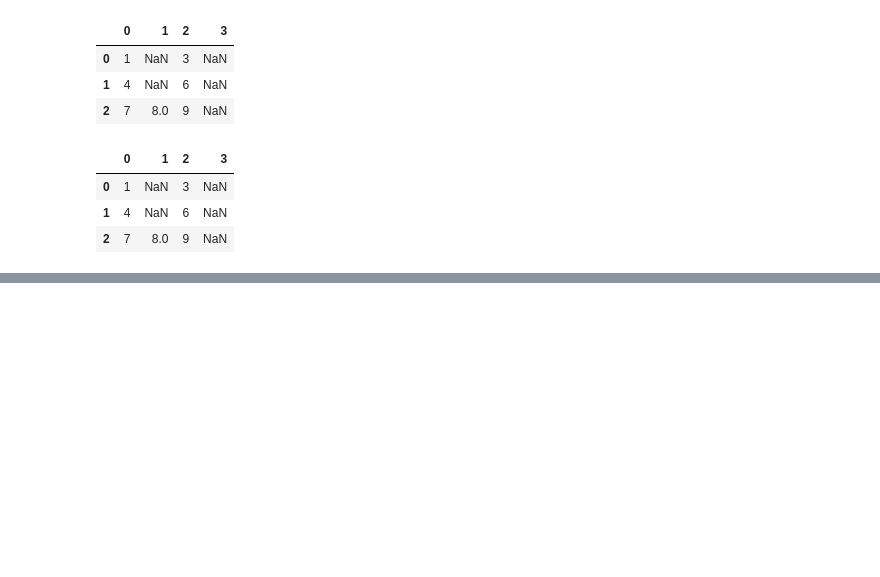
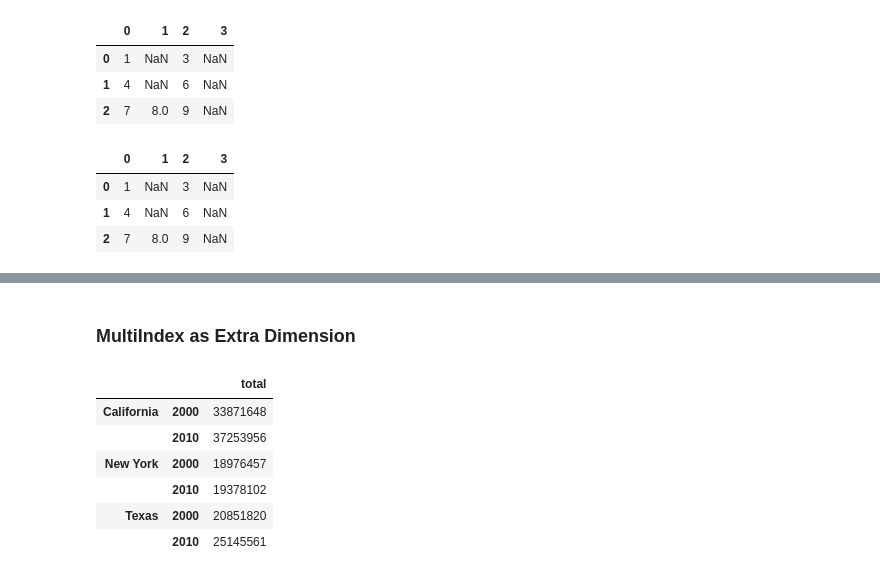
Before and after one commit to ali-d-nasseri/Python-Tutorials, a Jupyter notebook: Pandas-Analysis-Kaggle-Survey.ipynb, the cells around one changed output, grey strips where cells are left out. Cells and saved outputs as stored; diff of their text form; code cells hidden in the pictures; blank space fills up the shorter version.

```diff
--- a/Pandas-Analysis-Kaggle-Survey.ipynb
+++ b/Pandas-Analysis-Kaggle-Survey.ipynb
@@ -885,0 +957,13 @@ dframe.fillna(method = 'ffill', axis = 0)
+# %% [markdown]
+### MultiIndex as Extra  Dimension
+# %%
+pop_df = pd.DataFrame({'total':pop})
+pop_df
+# %% [output]
+|  |  | total |
+| California | 2000 | 33871648 |
+|  | 2010 | 37253956 |
+| New York | 2000 | 18976457 |
+|  | 2010 | 19378102 |
+| Texas | 2000 | 20851820 |
+|  | 2010 | 25145561 |
```
Also changed, not shown: parts of 31 cells of this notebook.
